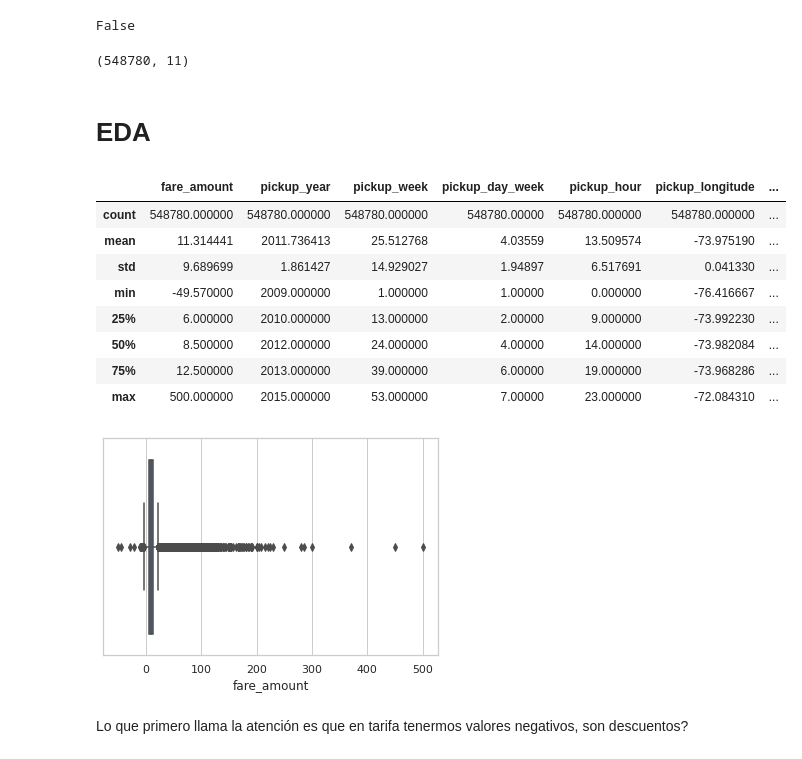
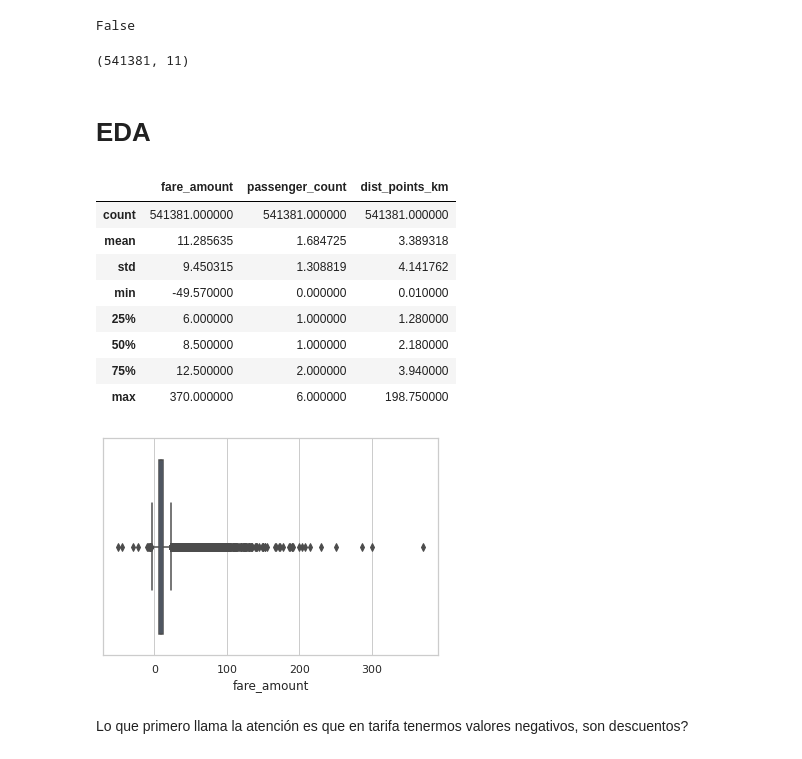
Before and after one commit to alonmar/New-York-City-Taxi-Fare-Prediction, a Jupyter notebook: EDA.ipynb, the cells around one changed output. Drawn from its saved outputs; the diff is of its cells as text; code cells hidden in the pictures.

```diff
--- a/EDA.ipynb
+++ b/EDA.ipynb
@@ -62,3 +71,8 @@ dtype: object
+# %%
+# vamos a elminar todos aquellos donde dist es igual a cero y mayores a 200 ya que
+# representan datos mal recolectados y no se tiene un metodo de inputacíon adecuado
+
+df = df.query('dist_points_km > 0 & dist_points_km < 200')
 # %%
 # NAs por columna
 df.isnull().sum()
@@ -118,26 +97,26 @@ False
 # %%
 df.shape
 # %% [output]
-(548780, 11)
+(541381, 11)
 # %% [markdown]
 # EDA
 # %%
-df.describe()
+df[['fare_amount', 'passenger_count', 'dist_points_km']].describe()
 # %% [output]
-|  | fare_amount | pickup_year | pickup_week | pickup_day_week | pickup_hour | pickup_longitude | ... |
-| count | 548780.000000 | 548780.000000 | 548780.000000 | 548780.00000 | 548780.000000 | 548780.000000 | ... |
-| mean | 11.314441 | 2011.736413 | 25.512768 | 4.03559 | 13.509574 | -73.975190 | ... |
-| std | 9.689699 | 1.861427 | 14.929027 | 1.94897 | 6.517691 | 0.041330 | ... |
-| min | -49.570000 | 2009.000000 | 1.000000 | 1.00000 | 0.000000 | -76.416667 | ... |
-| 25% | 6.000000 | 2010.000000 | 13.000000 | 2.00000 | 9.000000 | -73.992230 | ... |
-| 50% | 8.500000 | 2012.000000 | 24.000000 | 4.00000 | 14.000000 | -73.982084 | ... |
-| 75% | 12.500000 | 2013.000000 | 39.000000 | 6.00000 | 19.000000 | -73.968286 | ... |
-| max | 500.000000 | 2015.000000 | 53.000000 | 7.00000 | 23.000000 | -72.084310 | ... |
+|  | fare_amount | passenger_count | dist_points_km |
+| count | 541381.000000 | 541381.000000 | 541381.000000 |
+| mean | 11.285635 | 1.684725 | 3.389318 |
+| std | 9.450315 | 1.308819 | 4.141762 |
+| min | -49.570000 | 0.000000 | 0.010000 |
+| 25% | 6.000000 | 1.000000 | 1.280000 |
+| 50% | 8.500000 | 1.000000 | 2.180000 |
+| 75% | 12.500000 | 2.000000 | 3.940000 |
+| max | 370.000000 | 6.000000 | 198.750000 |
 # %%
 sns.set_theme(style="whitegrid")
 ax = sns.boxplot(x=df["fare_amount"])
 # %% [output]
-[figure, old version]
+[figure, new version]
 # %% [markdown]
 Lo que primero llama la atención es que en tarifa tenermos valores negativos, son descuentos?
 # %%
```
Also changed, not shown: parts of 22 cells of this notebook, 3 other files.
